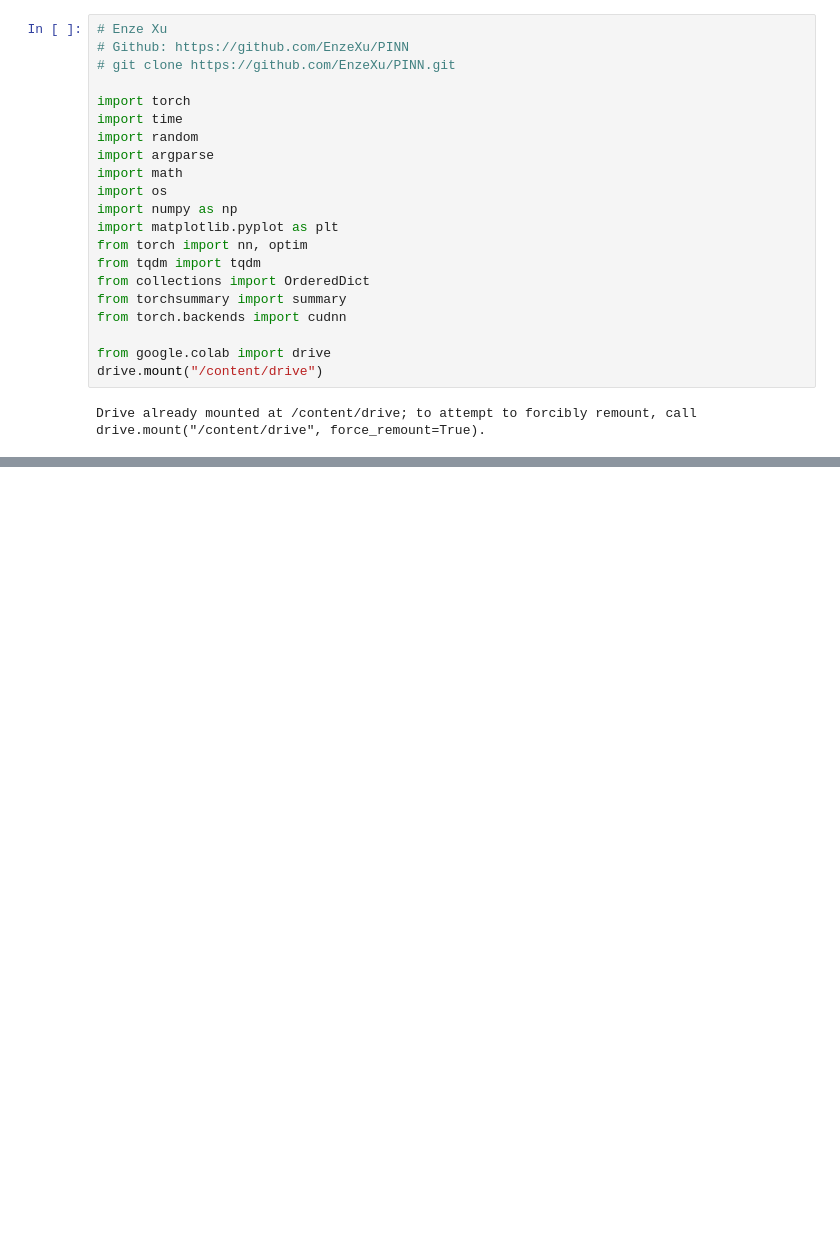
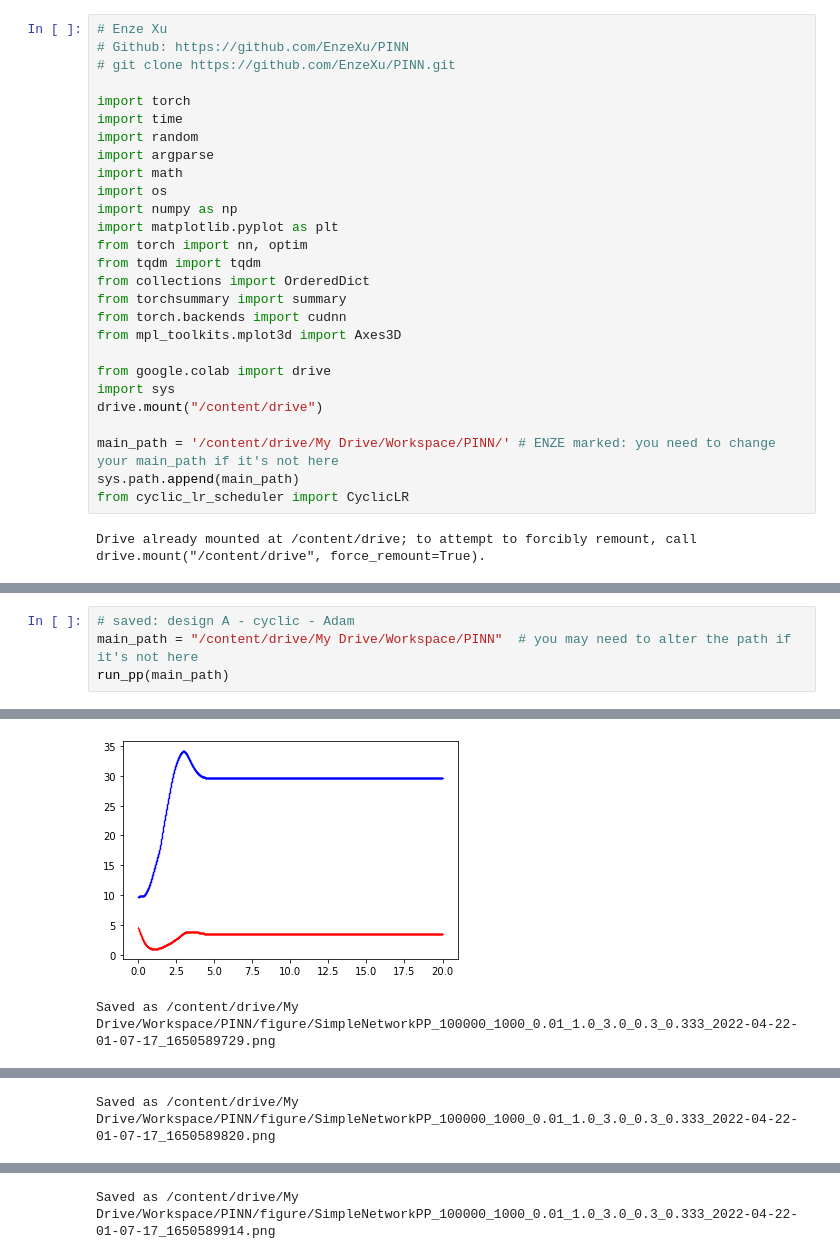
Before and after one commit to EnzeXu/PINN, a Jupyter notebook: PINN_SimpleNetworkPP.ipynb, the cells around one changed output, grey strips where cells are left out. Saved outputs shown, nothing was run; the diff lists cells and outputs as text; blank space fills up the shorter version.

```diff
--- a/PINN_SimpleNetworkPP.ipynb
+++ b/PINN_SimpleNetworkPP.ipynb
@@ -16,9 +16,15 @@ from tqdm import tqdm
 from collections import OrderedDict
 from torchsummary import summary
 from torch.backends import cudnn
+from mpl_toolkits.mplot3d import Axes3D
 
 from google.colab import drive
+import sys
 drive.mount("/content/drive")
+
+main_path = '/content/drive/My Drive/Workspace/PINN/' # ENZE marked: you need to change your main_path if it's not here
+sys.path.append(main_path)
+from cyclic_lr_scheduler import CyclicLR
 # %% [output]
 Drive already mounted at /content/drive; to attempt to forcibly remount, call drive.mount("/content/drive", force_remount=True).
 # %%
@@ -289,0 +412,5 @@ def run_pp(main_path=None):
+# %%
+# saved: design A - cyclic - Adam
+main_path = "/content/drive/My Drive/Workspace/PINN"  # you may need to alter the path if it's not here
+run_pp(main_path)
+# %% [output]
@@ -289,0 +434,2 @@ def run_pp(main_path=None):
+[figure, added]
+Saved as /content/drive/My Drive/Workspace/PINN/figure/SimpleNetworkPP_100000_1000_0.01_1.0_3.0_0.3_0.333_2022-04-22-01-07-17_1650589729.png
@@ -289,0 +452 @@ def run_pp(main_path=None):
+Saved as /content/drive/My Drive/Workspace/PINN/figure/SimpleNetworkPP_100000_1000_0.01_1.0_3.0_0.3_0.333_2022-04-22-01-07-17_1650589820.png
@@ -289,0 +469 @@ def run_pp(main_path=None):
+Saved as /content/drive/My Drive/Workspace/PINN/figure/SimpleNetworkPP_100000_1000_0.01_1.0_3.0_0.3_0.333_2022-04-22-01-07-17_1650589914.png
```
Also changed, not shown: parts of 14 cells of this notebook, 9 other files.
